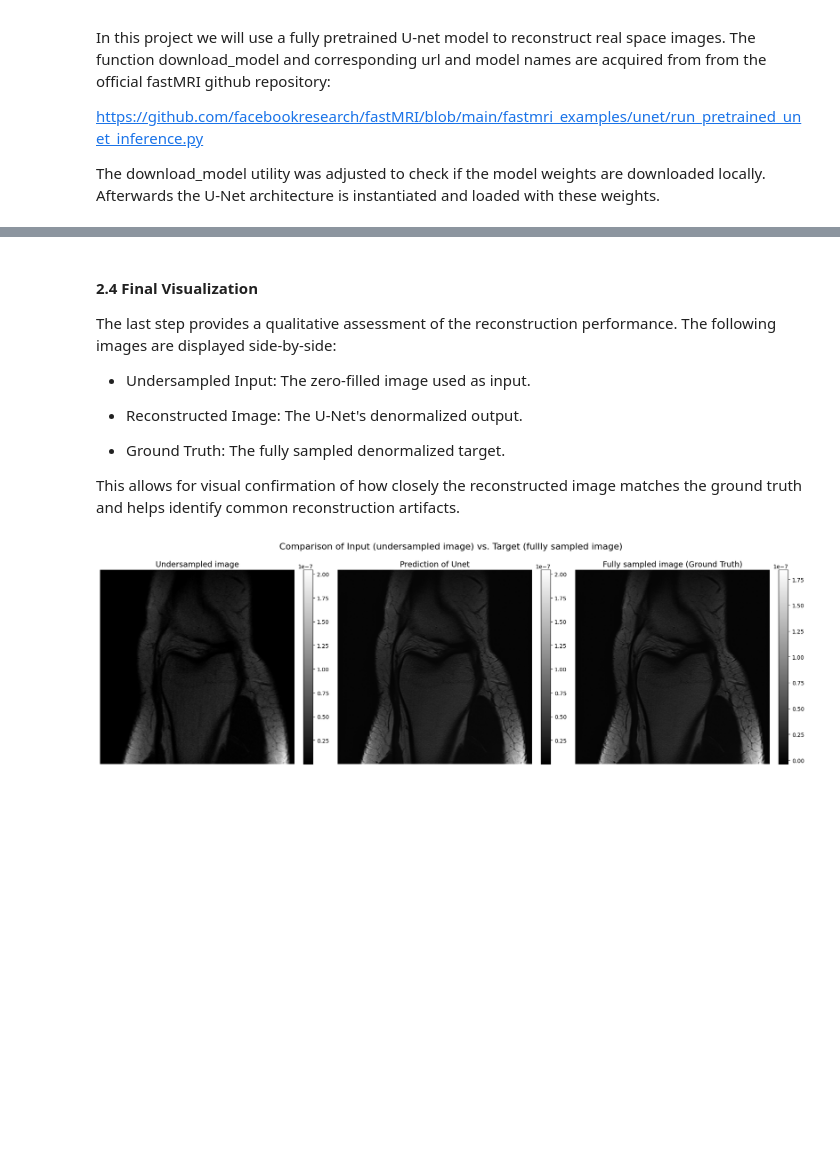
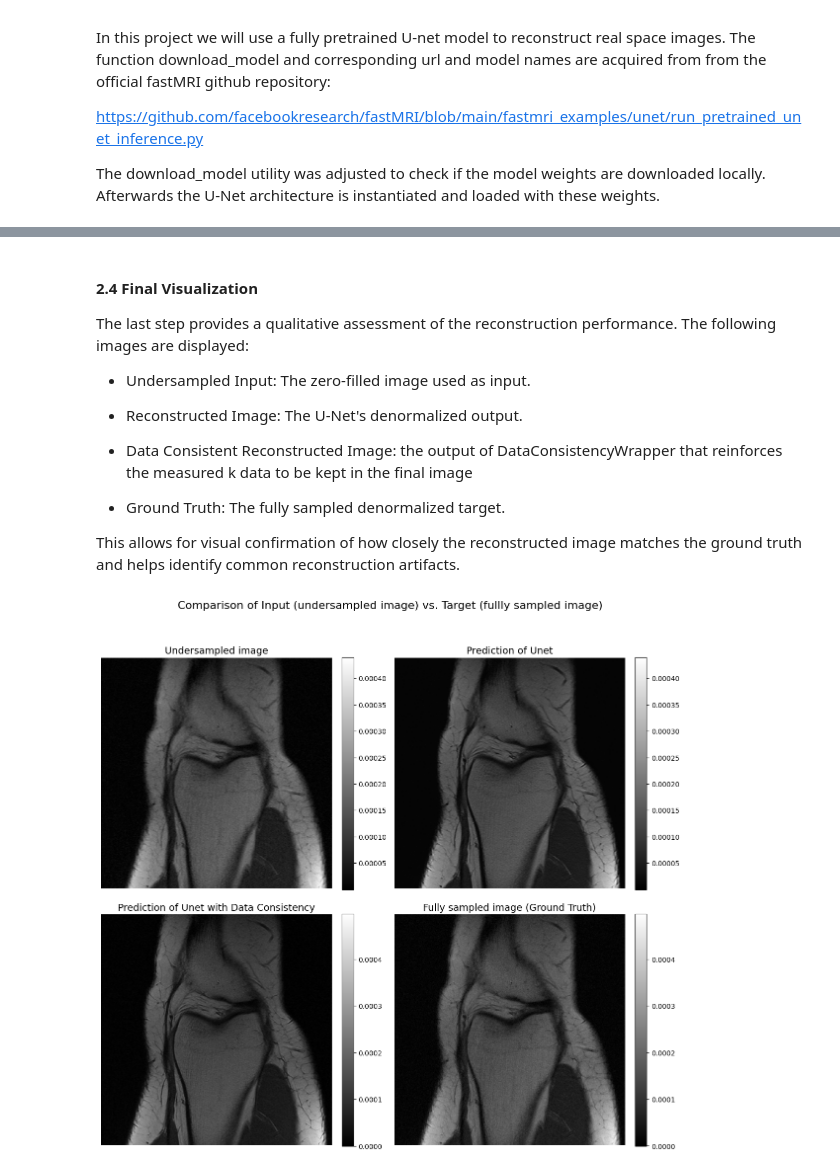
Before and after one commit to AnnaLyamkina/fastMRI-knee-workflow, a Jupyter notebook: notebooks/02_Real_Space_Reconstruction.ipynb, the cells around one changed output, grey strips where cells are left out. Cells and saved outputs as stored; diff of their text form; code cells hidden in the pictures; blank space fills up the shorter version.

Commit message:
Data Consistency added

```diff
--- a/notebooks/02_Real_Space_Reconstruction.ipynb
+++ b/notebooks/02_Real_Space_Reconstruction.ipynb
@@ -65,10 +61,10 @@ train_dataset = RealSpaceReconDataset(
     acceleration_factor=AF,
     target_resolution=target_res)
 index = 10
-masked_img, target_image, mean, std, max_value = train_dataset[index]
+masked_img, target_img, mean, std, max_value = train_dataset[index]
 # Check shapes and types
 print(f"Input (Masked Image) Shape: {masked_img.shape}, dtype: {masked_img.dtype}")
-print(f"Target (Full Image) Shape: {target_image.shape}, dtype: {target_image.dtype}")
+print(f"Target (Full Image) Shape: {target_img.shape}, dtype: {target_img.dtype}")
 expected_shape = (1, target_res[0], target_res[1])
 print("Expected shape: ", expected_shape)
 # %% [output]
@@ -193,0 +176,2 @@ Unet(
+# %%
+pipeline_A1 = UNetDenormalizationWrapper(weights_path=weights_filepath)
@@ -193,0 +183,2 @@ Unet(
+# %%
+pipeline_A2 = DataConsistencyWrapper(weights_path=weights_filepath, num_iterations = 2)
@@ -251,45 +258,53 @@ Samples processed: 10
 # %% [markdown]
 #### 2.4 Final Visualization
 
-The last step provides a qualitative assessment of the reconstruction performance. The following images are displayed side-by-side:
+The last step provides a qualitative assessment of the reconstruction performance. The following images are displayed:
 
 - Undersampled Input: The zero-filled image used as input.
 
 - Reconstructed Image: The U-Net's denormalized output.
 
+-  Data Consistent Reconstructed Image: the output of DataConsistencyWrapper that reinforces the measured k data to be kept in the final image
+
 - Ground Truth: The fully sampled denormalized target.
 
 This allows for visual confirmation of how closely the reconstructed image matches the ground truth and helps identify common reconstruction artifacts.
+# %%
+for kspace_masked, mask, masked_img, target_img, mean, std, max_value in validation_loader_A2:
+    break
+pred_unet = pipeline_A1(masked_img, mean, std)
+pred_DC_unet = pipeline_A2(kspace_masked, mask, masked_img, mean, std)
+masked_img_denorm = denorm_image(masked_img, std = std, mean = mean)
+target_denorm = denorm_image(target_img, std = std, mean = mean)
 # %%
-for masked_img2, target_img2, mean, std, max_value in validation_loader:
-    break
-pred = unet(masked_img2)
-pred_denorm = pred*std+mean
-target_denorm = pred*std+mean
+fig, axes = plt.subplots(2, 2, figsize=(12, 12))
 
-fig, axes = plt.subplots(1, 3, figsize=(18, 6))
+im1 = axes[0, 0].imshow(masked_img_denorm[0][0], cmap='gray')
+axes[0, 0].set_title("Undersampled image", fontsize=14)
+axes[0, 0].axis('off')
 
-im1 = axes[0].imshow(masked_img2[0][0]*max_value, cmap='gray')
-axes[0].set_title("Undersampled image", fontsize=14)
-axes[0].axis('off')
+fig.colorbar(im1, ax=axes[0, 0], orientation='vertical', fraction=0.046, pad=0.04)
 
-fig.colorbar(im1, ax=axes[0], orientation='vertical', fraction=0.046, pad=0.04)
+im2 = axes[0, 1].imshow(pred_unet[0][0], cmap='gray')
+axes[0, 1].set_title("Prediction of Unet", fontsize=14)
+axes[0, 1].axis('off')
 
-im2 = axes[1].imshow(pred_denorm.detach().numpy()[0][0], cmap='gray')
-axes[1].set_title("Prediction of Unet", fontsize=14)
-axes[1].axis('off')
+fig.colorbar(im1, ax=axes[0, 1], orientation='vertical', fraction=0.046, pad=0.04)
 
-fig.colorbar(im1, ax=axes[1], orientation='vertical', fraction=0.046, pad=0.04)
+im3 = axes[1, 0].imshow(pred_DC_unet[0][0], cmap='gray')
+axes[1, 0].set_title("Prediction of Unet with Data Consistency", fontsize=14)
+axes[1, 0].axis('off')
 
+fig.colorbar(im2, ax=axes[1, 0], orientation='vertical', fraction=0.046, pad=0.04)
 
-im3 = axes[2].imshow(target_denorm.detach().numpy()[0][0], cmap='gray')
-axes[2].set_title("Fully sampled image (Ground Truth)", fontsize=14)
-axes[2].axis('off')
+im4 = axes[1, 1].imshow(target_denorm[0][0], cmap='gray')
+axes[1, 1].set_title("Fully sampled image (Ground Truth)", fontsize=14)
+axes[1, 1].axis('off')
 
-fig.colorbar(im2, ax=axes[2], orientation='vertical', fraction=0.046, pad=0.04)
+fig.colorbar(im2, ax=axes[1, 1], orientation='vertical', fraction=0.046, pad=0.04)
 
 fig.suptitle("Comparison of Input (undersampled image) vs. Target (fullly sampled image)", fontsize=16)
 plt.tight_layout(rect=[0, 0.03, 1, 0.95])
 plt.show()
 # %% [output]
-[figure, old version]
+[figure, new version]
```
Also changed, not shown: parts of 12 cells of this notebook, 4 other files.
